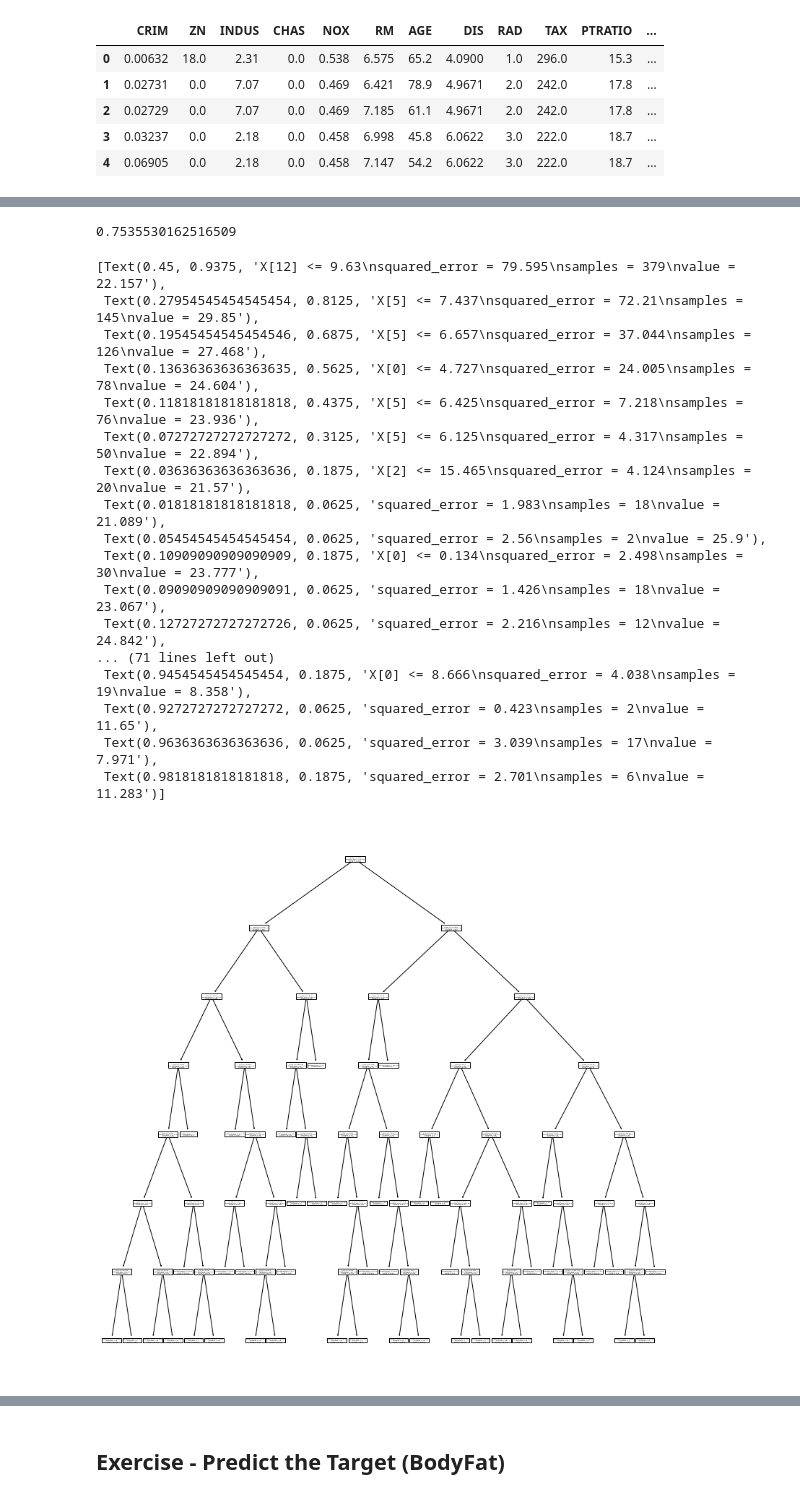
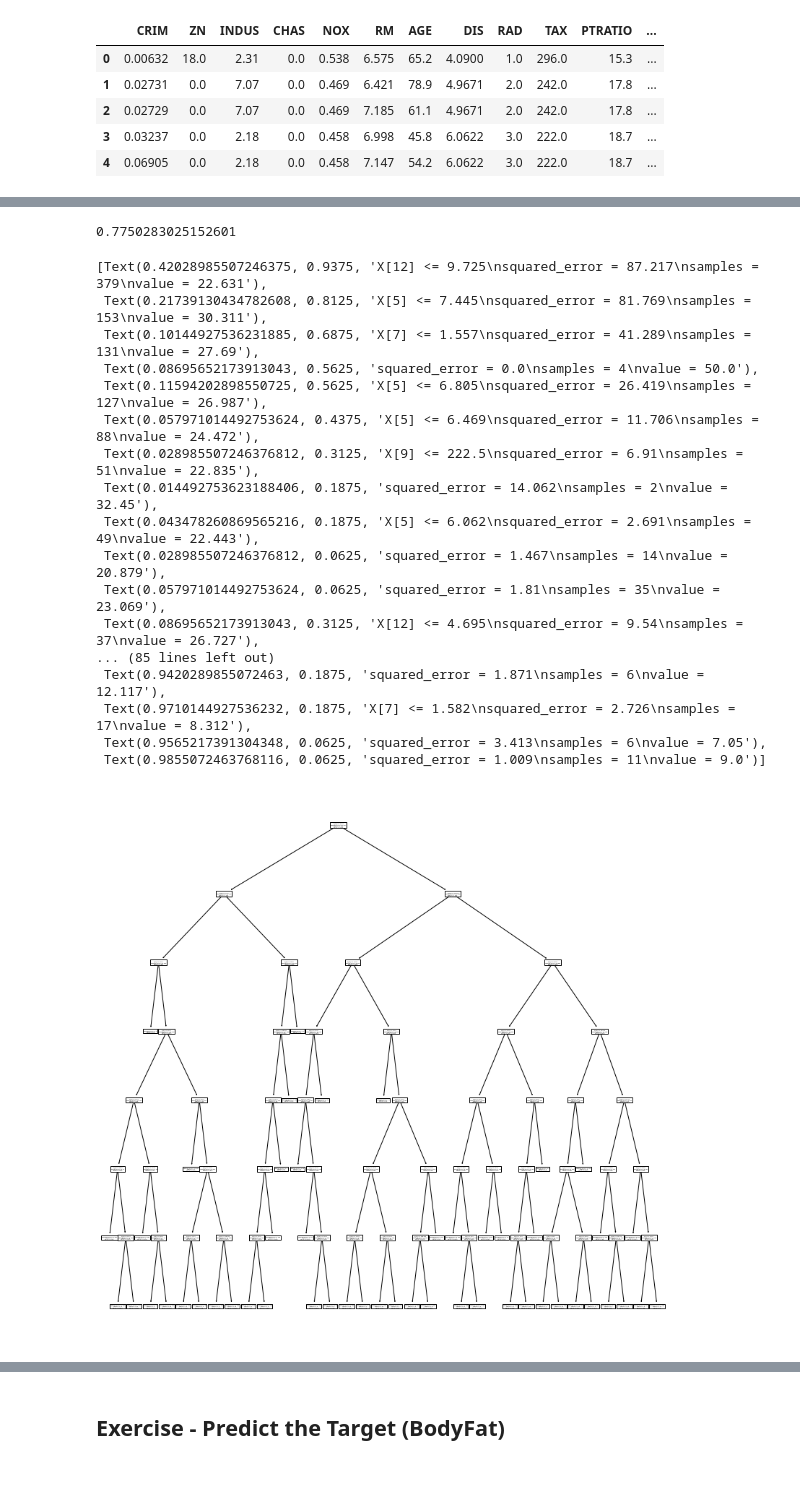
Before and after one commit to zareeiant/Intro_to_Machine_Learning_Student_Workbooks, a Jupyter notebook: 005_regression_tree_sol.ipynb, the cells around one changed output, grey strips where cells are left out. Cells and saved outputs as stored; diff of their text form; code cells hidden in the pictures.

```diff
--- a/005_regression_tree_sol.ipynb
+++ b/005_regression_tree_sol.ipynb
@@ -109,9 +124,9 @@ We can also utilize a grid search to do some HP tuning. Along with some other op
 # %%
 tree_para = {'min_samples_split':[2,3,4,5,6,7,8,9,10],
             'max_depth':[7,8,9,10,11,12,13,14,15,16],
-            'criterion':["friedman_mse", "poisson", "mse", "mae"]}
+            'criterion':["friedman_mse", "poisson", "squared_error", "absolute_error"]}
 
-clfCV = GridSearchCV(estimator=DecisionTreeRegressor(), param_grid=tree_para, cv=10) #See below for the CV argument
+clfCV = GridSearchCV(estimator=DecisionTreeRegressor(random_state=0), param_grid=tree_para, cv=10) #See below for the CV argument
 clfCV.fit(X_train, y_train)
 clfCV.best_estimator_
 # %% [output]
@@ -121,25 +137,25 @@ Use the optimal combo from above and create a new model. We could have also grab
 # %%
-clf2 = DecisionTreeRegressor(max_depth=7, min_samples_split=8)
+clf2 = DecisionTreeRegressor(max_depth=8, min_samples_split=8, random_state=0)
 clf2 = clf2.fit(X_train, y_train)
 print(clf2.score(X_test, y_test))
 plot_tree(clf2)
 # %% [output]
-0.7535530162516509
+0.7750283025152601
-[Text(0.45, 0.9375, 'X[12] <= 9.63\nsquared_error = 79.595\nsamples = 379\nvalue = 22.157'),
- Text(0.27954545454545454, 0.8125, 'X[5] <= 7.437\nsquared_error = 72.21\nsamples = 145\nvalue = 29.85'),
- Text(0.19545454545454546, 0.6875, 'X[5] <= 6.657\nsquared_error = 37.044\nsamples = 126\nvalue = 27.468'),
- Text(0.13636363636363635, 0.5625, 'X[0] <= 4.727\nsquared_error = 24.005\nsamples = 78\nvalue = 24.604'),
- Text(0.11818181818181818, 0.4375, 'X[5] <= 6.425\nsquared_error = 7.218\nsamples = 76\nvalue = 23.936'),
- Text(0.07272727272727272, 0.3125, 'X[5] <= 6.125\nsquared_error = 4.317\nsamples = 50\nvalue = 22.894'),
- Text(0.03636363636363636, 0.1875, 'X[2] <= 15.465\nsquared_error = 4.124\nsamples = 20\nvalue = 21.57'),
- Text(0.01818181818181818, 0.0625, 'squared_error = 1.983\nsamples = 18\nvalue = 21.089'),
- Text(0.05454545454545454, 0.0625, 'squared_error = 2.56\nsamples = 2\nvalue = 25.9'),
- Text(0.10909090909090909, 0.1875, 'X[0] <= 0.134\nsquared_error = 2.498\nsamples = 30\nvalue = 23.777'),
- Text(0.09090909090909091, 0.0625, 'squared_error = 1.426\nsamples = 18\nvalue = 23.067'),
- Text(0.12727272727272726, 0.0625, 'squared_error = 2.216\nsamples = 12\nvalue = 24.842'),
-... (71 lines left out)
- Text(0.9454545454545454, 0.1875, 'X[0] <= 8.666\nsquared_error = 4.038\nsamples = 19\nvalue = 8.358'),
- Text(0.9272727272727272, 0.0625, 'squared_error = 0.423\nsamples = 2\nvalue = 11.65'),
- Text(0.9636363636363636, 0.0625, 'squared_error = 3.039\nsamples = 17\nvalue = 7.971'),
- Text(0.9818181818181818, 0.1875, 'squared_error = 2.701\nsamples = 6\nvalue = 11.283')]
+[Text(0.42028985507246375, 0.9375, 'X[12] <= 9.725\nsquared_error = 87.217\nsamples = 379\nvalue = 22.631'),
+ Text(0.21739130434782608, 0.8125, 'X[5] <= 7.445\nsquared_error = 81.769\nsamples = 153\nvalue = 30.311'),
+ Text(0.10144927536231885, 0.6875, 'X[7] <= 1.557\nsquared_error = 41.289\nsamples = 131\nvalue = 27.69'),
+ Text(0.08695652173913043, 0.5625, 'squared_error = 0.0\nsamples = 4\nvalue = 50.0'),
+ Text(0.11594202898550725, 0.5625, 'X[5] <= 6.805\nsquared_error = 26.419\nsamples = 127\nvalue = 26.987'),
+ Text(0.057971014492753624, 0.4375, 'X[5] <= 6.469\nsquared_error = 11.706\nsamples = 88\nvalue = 24.472'),
+ Text(0.028985507246376812, 0.3125, 'X[9] <= 222.5\nsquared_error = 6.91\nsamples = 51\nvalue = 22.835'),
+ Text(0.014492753623188406, 0.1875, 'squared_error = 14.062\nsamples = 2\nvalue = 32.45'),
+ Text(0.043478260869565216, 0.1875, 'X[5] <= 6.062\nsquared_error = 2.691\nsamples = 49\nvalue = 22.443'),
+ Text(0.028985507246376812, 0.0625, 'squared_error = 1.467\nsamples = 14\nvalue = 20.879'),
+ Text(0.057971014492753624, 0.0625, 'squared_error = 1.81\nsamples = 35\nvalue = 23.069'),
+ Text(0.08695652173913043, 0.3125, 'X[12] <= 4.695\nsquared_error = 9.54\nsamples = 37\nvalue = 26.727'),
+... (85 lines left out)
+ Text(0.9420289855072463, 0.1875, 'squared_error = 1.871\nsamples = 6\nvalue = 12.117'),
+ Text(0.9710144927536232, 0.1875, 'X[7] <= 1.582\nsquared_error = 2.726\nsamples = 17\nvalue = 8.312'),
+ Text(0.9565217391304348, 0.0625, 'squared_error = 3.413\nsamples = 6\nvalue = 7.05'),
+ Text(0.9855072463768116, 0.0625, 'squared_error = 1.009\nsamples = 11\nvalue = 9.0')]
-[figure, old version]
+[figure, new version]
```
Also changed, not shown: parts of 12 cells of this notebook, 12 other files.
